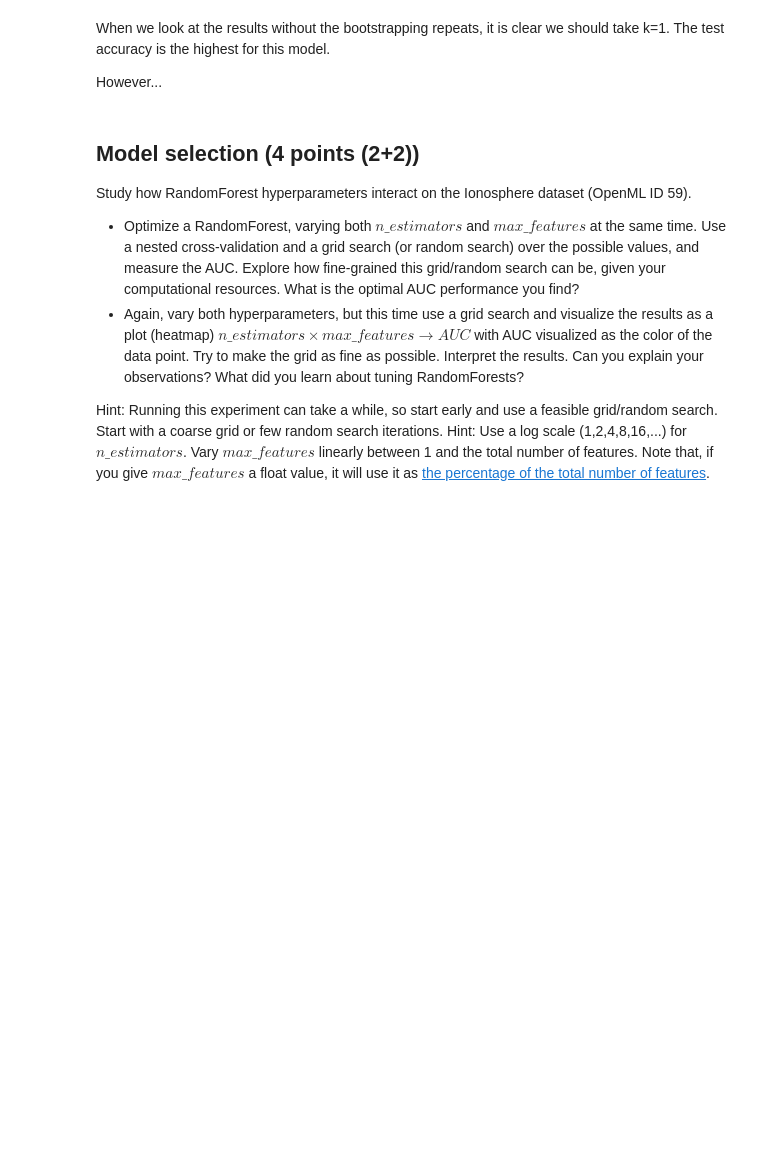
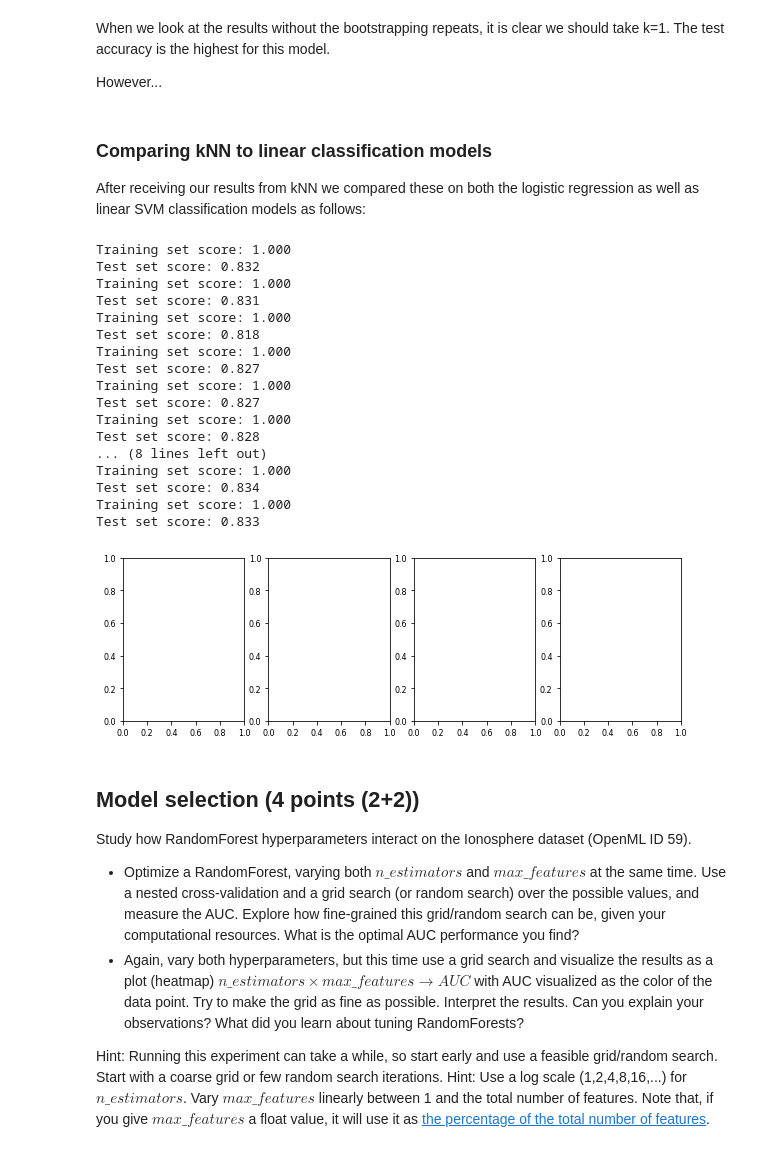
Before and after one commit to Zilarion/2IMW30-Assignment-1-2, a Jupyter notebook: a1/Assignment 1.ipynb, the cells around one changed output. Saved outputs shown, nothing was run; the diff lists cells and outputs as text; code cells hidden in the pictures; blank space fills up the shorter version.

Commit message:
Few updates to first assignment

```diff
--- a/a1/Assignment 1.ipynb
+++ b/a1/Assignment 1.ipynb
@@ -156,3 +155,49 @@ However...
+# %% [markdown]
+### Comparing kNN to linear classification models
+After receiving our results from kNN we compared these on both the logistic regression as well as linear SVM classification models as follows:
+# %%
+from sklearn.linear_model import LogisticRegression
+from sklearn.svm import LinearSVC
+
+# -- Settings --
+percentage = 0.001          # A multiplier which controls the percentage of data we use, set to 1 to run with all data
+
+X_train, X_test = np.split(X[:6000],[1000])
+y_train, y_test = np.split(y[:6000],[1000])
+
+fig, axes = plt.subplots(1, 4, figsize=(10, 3))
+
+for m in [LinearSVC, LogisticRegression]:
+    for penalty in ["l1", "l2"]:
+        for C in [0.01, 1, 100]:
+            model = m(C=C, penalty=penalty, dual=False);
+            clf = model.fit(X_train, y_train)
+            print("Training set score: {:.3f}".format(model.score(X_train, y_train)))
+            print("Test set score: {:.3f}".format(model.score(X_test, y_test)))
+
+# Compare kNN against the linear classification models that we have covered in the course (logistic regression and linear SVMs).
+# First use the default hyperparameter settings.
+# Next, optimize for the degree of regularization ( CC ) and choice of penalty (L1/L2). Again, plot the accuracy while increasing the degree of regularization for different penalties. Interpret the results.
+# Report is the optimal performance. Can you get better results than kNN?
+# %% [output]
+Training set score: 1.000
+Test set score: 0.832
+Training set score: 1.000
+Test set score: 0.831
+Training set score: 1.000
+Test set score: 0.818
+Training set score: 1.000
+Test set score: 0.827
+Training set score: 1.000
+Test set score: 0.827
+Training set score: 1.000
+Test set score: 0.828
+... (8 lines left out)
+Training set score: 1.000
+Test set score: 0.834
+Training set score: 1.000
+Test set score: 0.833
+[figure, added]
 # %% [markdown]
 ## Model selection (4 points (2+2))
 Study how RandomForest hyperparameters interact on the Ionosphere dataset (OpenML ID 59).
```
Also changed, not shown: parts of 3 cells of this notebook.
